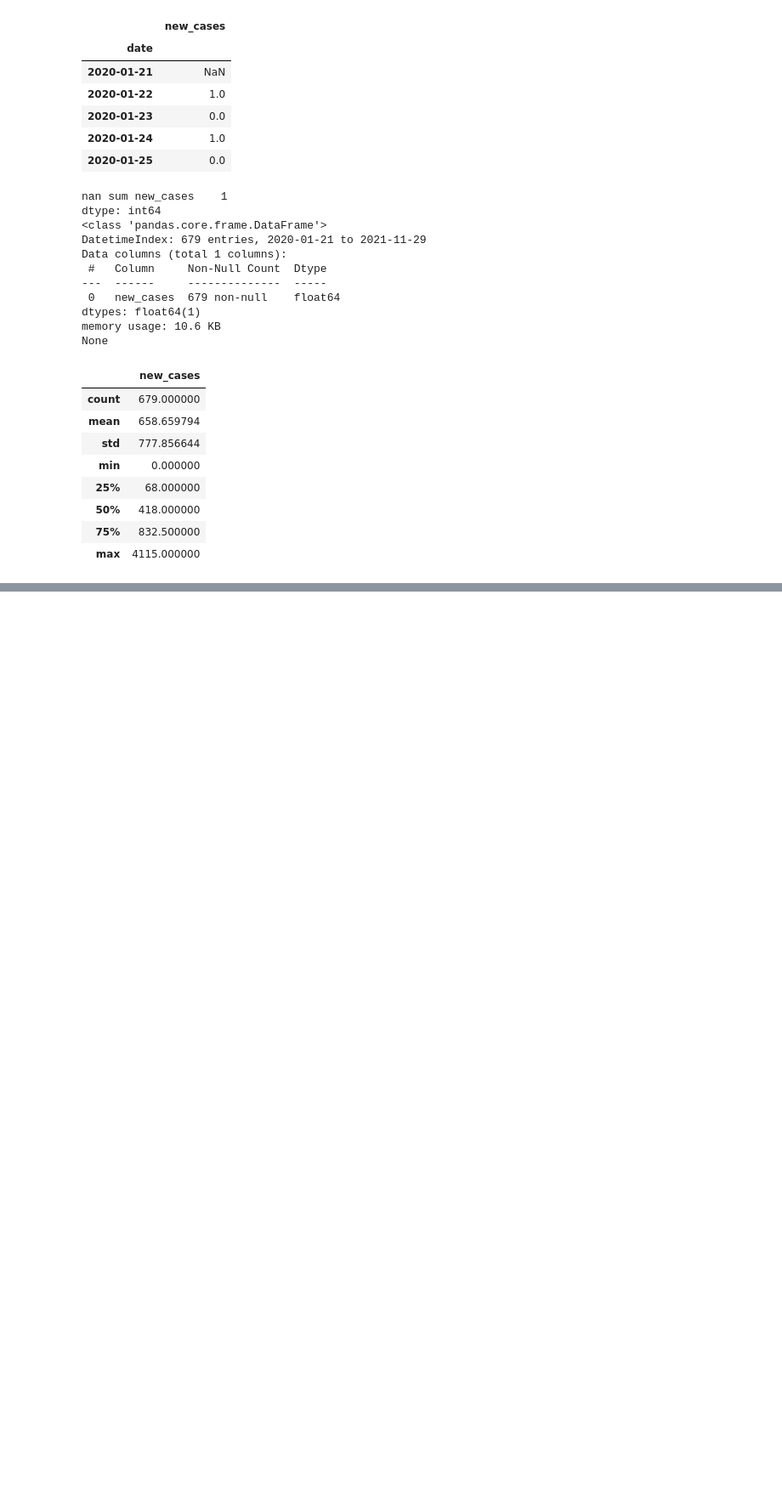
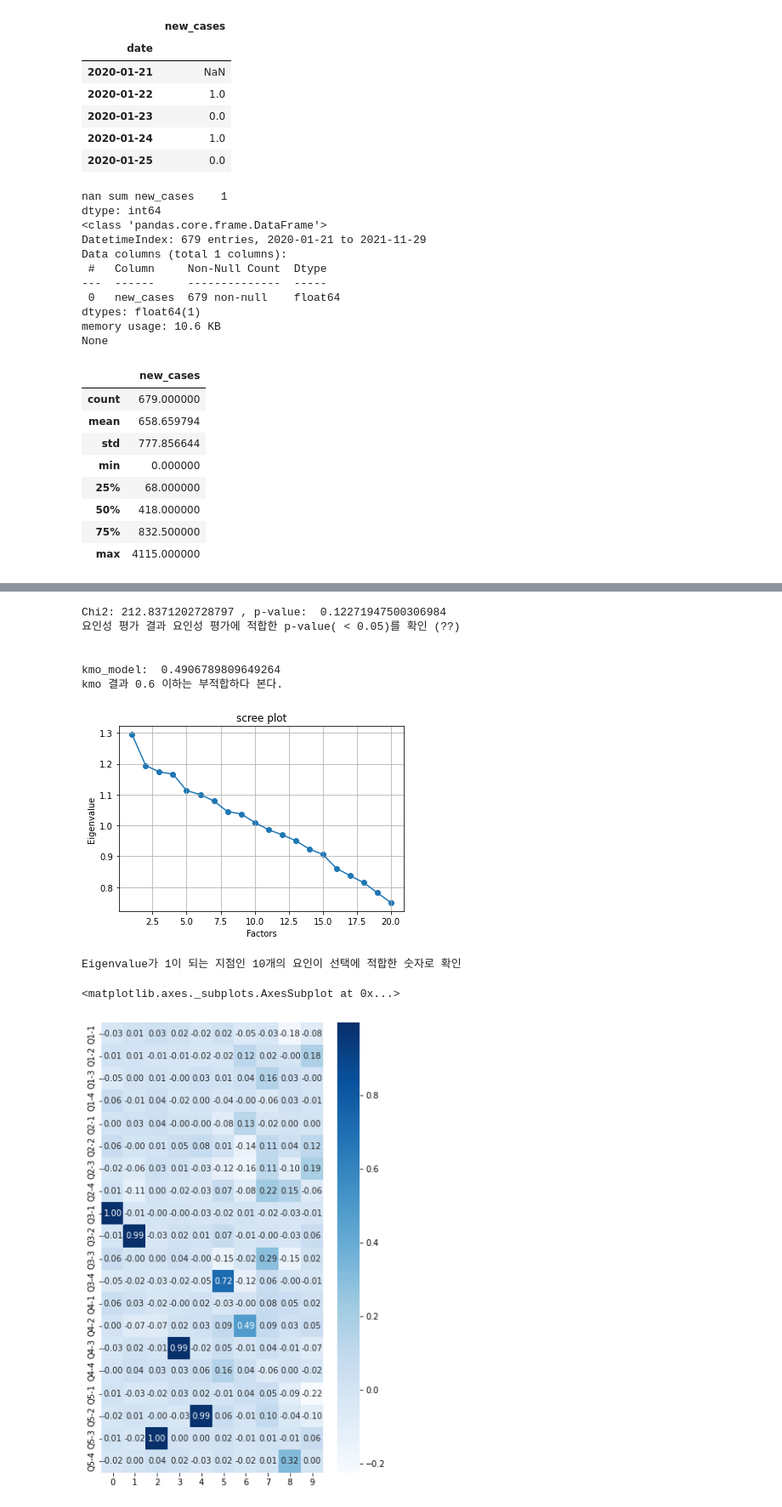
Before and after one commit to johyunkang/adp_certificate, a Jupyter notebook: adp_17.ipynb, the cells around one changed output, grey strips where cells are left out. Shown at 85% size. Cells and saved outputs as stored; diff of their text form; code cells hidden in the pictures; blank space fills up the shorter version.

```diff
--- a/adp_17.ipynb
+++ b/adp_17.ipynb
@@ -659,0 +729,19 @@ Warnings:
+# %%
+# 역문항 변환
+for num in range(1,6) :
+    df[f'Q{num}-3'] = 6 - df[f'Q{num}-3']
+
+print('## MODIFIED ##')
+display(df.head(10))
+
+
+for num in range(1, 6) :
+    col_list = ['group']
+    for col in range(1, 5) :
+        col_list.append(f'Q{num}-{col}')
+
+    print('\n\n\nCOL_LIST: ', col_list)
+    target = df[col_list]
+    target_df = target.set_index('group').unstack().to_frame().reset_index()[['group', 0]].rename(columns={0:f'Q{num}'})
+
+    display(target_df.groupby('group').agg(['mean', 'std', 'skew', pd.DataFrame.kurt]))
@@ -659,0 +869,46 @@ Warnings:
+# %%
+ana = df.drop(columns=['userid', 'group'])
+
+from factor_analyzer.factor_analyzer import calculate_bartlett_sphericity
+chi_square_value, p_value = calculate_bartlett_sphericity(ana)
+print('Chi2:', chi_square_value,', p-value: ', p_value)
+print('요인성 평가 결과 요인성 평가에 적합한 p-value( < 0.05)를 확인 (??)')
+
+from factor_analyzer import FactorAnalyzer
+from factor_analyzer.factor_analyzer import calculate_kmo
+kmo_all, kmo_model = calculate_kmo(ana)
+print('\n\nkmo_model: ', kmo_model)
+print('kmo 결과 0.6 이하는 부적합하다 본다.')
+
+fa = FactorAnalyzer(n_factors=25, rotation=None)
+fa.fit(ana)
+
+# eigen 값 체크
+ev, v = fa.get_eigenvalues()
+plt.scatter(range(1, ana.shape[1]+1), ev)
+plt.plot(range(1, ana.shape[1]+1), ev)
+plt.title('scree plot')
+plt.xlabel('Factors')
+plt.ylabel('Eigenvalue')
+plt.grid()
+plt.show()
+
+print('\nEigenvalue가 1이 되는 지점인 10개의 요인이 선택에 적합한 숫자로 확인')
+
+print('\n\n\n\n')
+fa = FactorAnalyzer(n_factors=10, rotation='varimax') # varimax : 최대우도
+fa.fit(ana)
+efa_result = pd.DataFrame(fa.loadings_, index=ana.columns)
+plt.figure(figsize=(6, 10))
+sns.heatmap(efa_result, cmap='Blues', annot=True, fmt='.2f')
+# %% [output]
+Chi2: 212.8371202728797 , p-value:  0.12271947500306984
+요인성 평가 결과 요인성 평가에 적합한 p-value( < 0.05)를 확인 (??)
+
+
+kmo_model:  0.4906789809649264
+kmo 결과 0.6 이하는 부적합하다 본다.
+[figure, added]
+Eigenvalue가 1이 되는 지점인 10개의 요인이 선택에 적합한 숫자로 확인
+<matplotlib.axes._subplots.AxesSubplot at 0x...>
+[figure, added]
```
Also changed, not shown: parts of 9 cells of this notebook.
